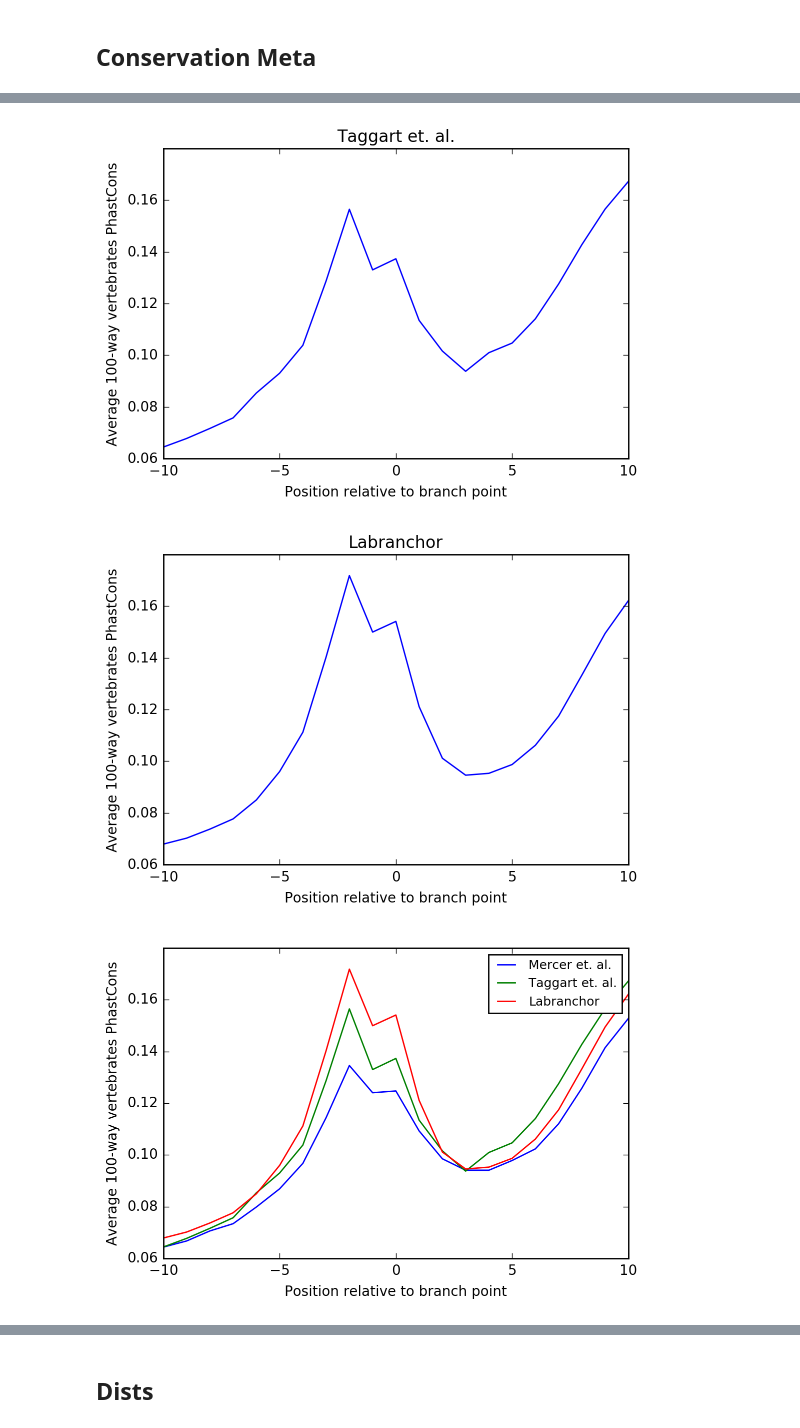
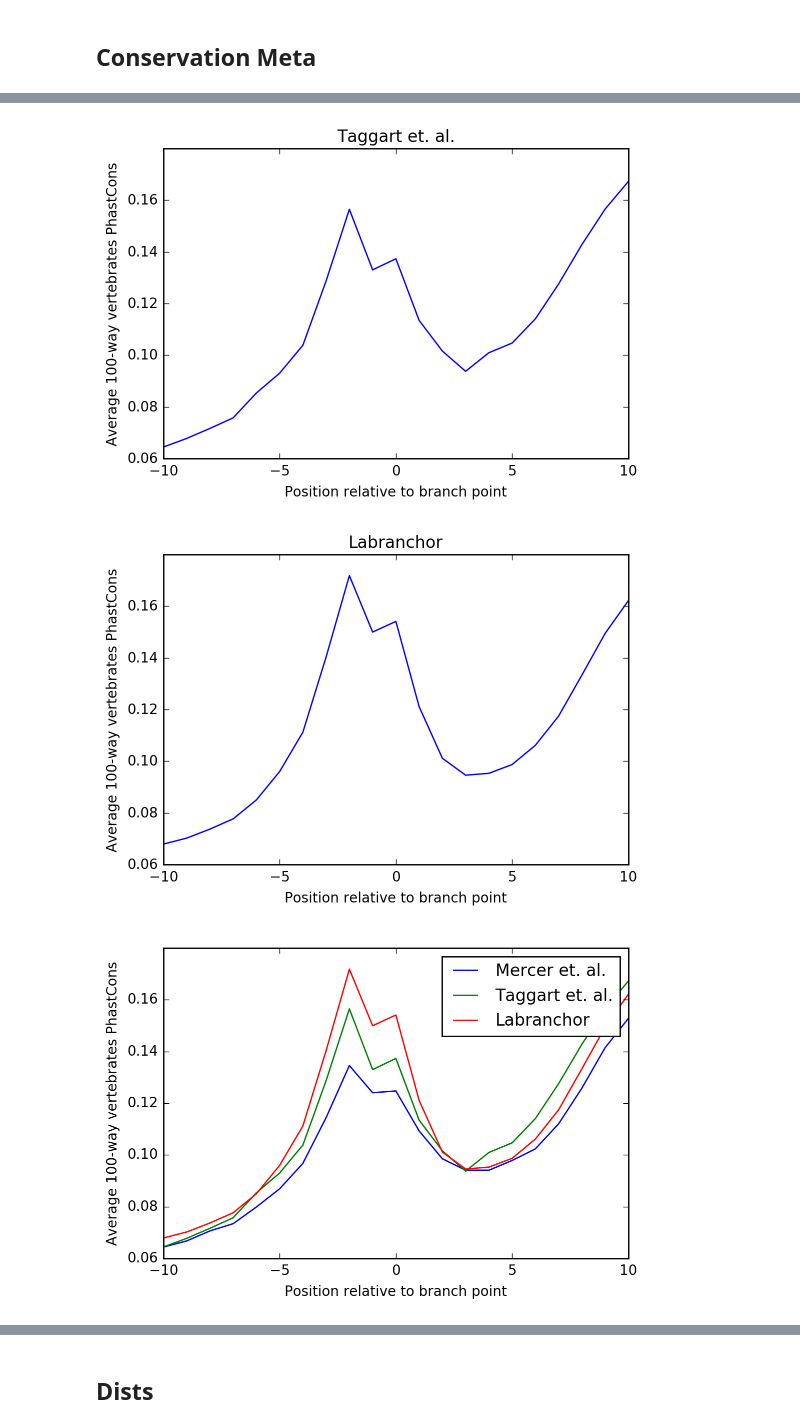
Before and after one commit to jpaggi/labranchor, a Jupyter notebook: notebooks/landscape_joint_figs.ipynb, the cells around one changed output, grey strips where cells are left out. Drawn from its saved outputs; the diff is of its cells as text; code cells hidden in the pictures.

```diff
--- a/notebooks/landscape_joint_figs.ipynb
+++ b/notebooks/landscape_joint_figs.ipynb
@@ -158,35 +162,35 @@ def cons_novel(X, y, idx):
         if 0 > bp-K or bp+K+1 > seq.shape[0]: continue
         counts = counts + seq[bp-K: bp+K+1, idx]
         total += 1
     return counts / total
 
 mer = cons_known(X_mercer, y_mercer, 4)
 tag = cons_known(X_taggart, y_taggart, 4)
 allbp = cons_novel(X_all,   y_all,   4)
 
 names = ['Mercer et. al.',
          'Taggart et. al.',
          'Labranchor']
 cons = [mer, tag, allbp]
 
 for name, con in zip(names, cons):
     plt.plot(range(-K, K+1), con)
     plt.title(name)
     plt.xlabel('Position relative to branch point')
     plt.ylabel('Average 100-way vertebrates PhastCons')
     plt.show()
 
 for name, con in zip(names, cons):
     plt.plot(range(-K, K+1), con, label = name)
     plt.xlabel('Position relative to branch point')
     plt.ylabel('Average 100-way vertebrates PhastCons')
-plt.legend(loc = 1, prop={'size':9})
+plt.legend(loc = 1, prop={'size':12})
 plt.show()
 # %% [output]
 [figure]
 [figure]
 [figure]
-[figure, old version]
+[figure, new version]
 # %%
 mer = cons_known(X_mercer, y_mercer, 5)
 tag = cons_known(X_taggart, y_taggart, 5)
```
Also changed, not shown: parts of 8 cells of this notebook, 3 other files.
